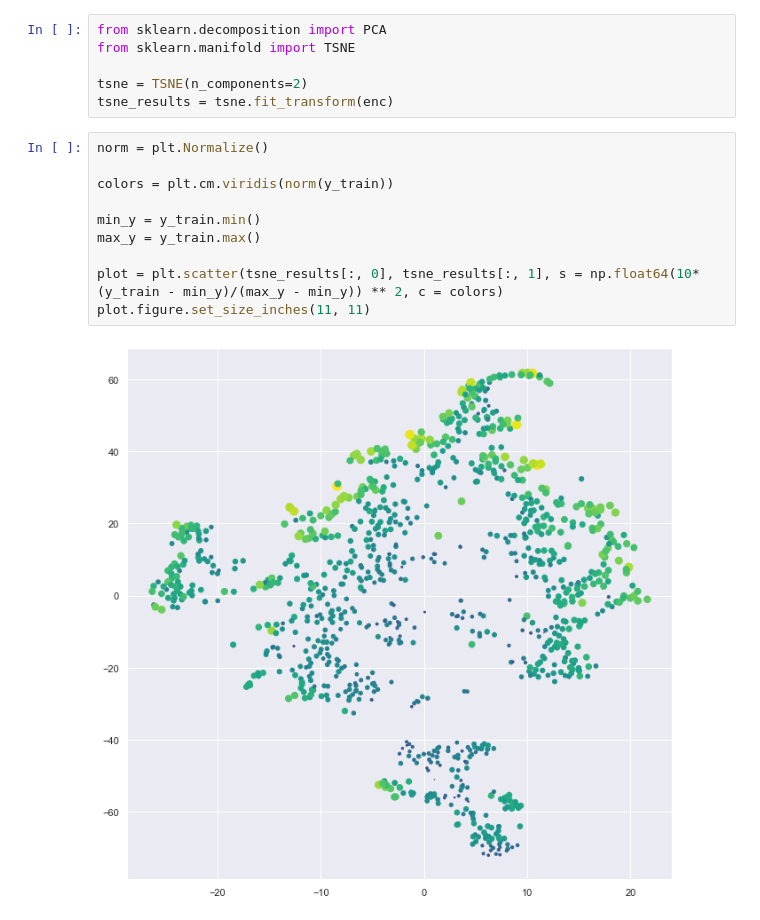
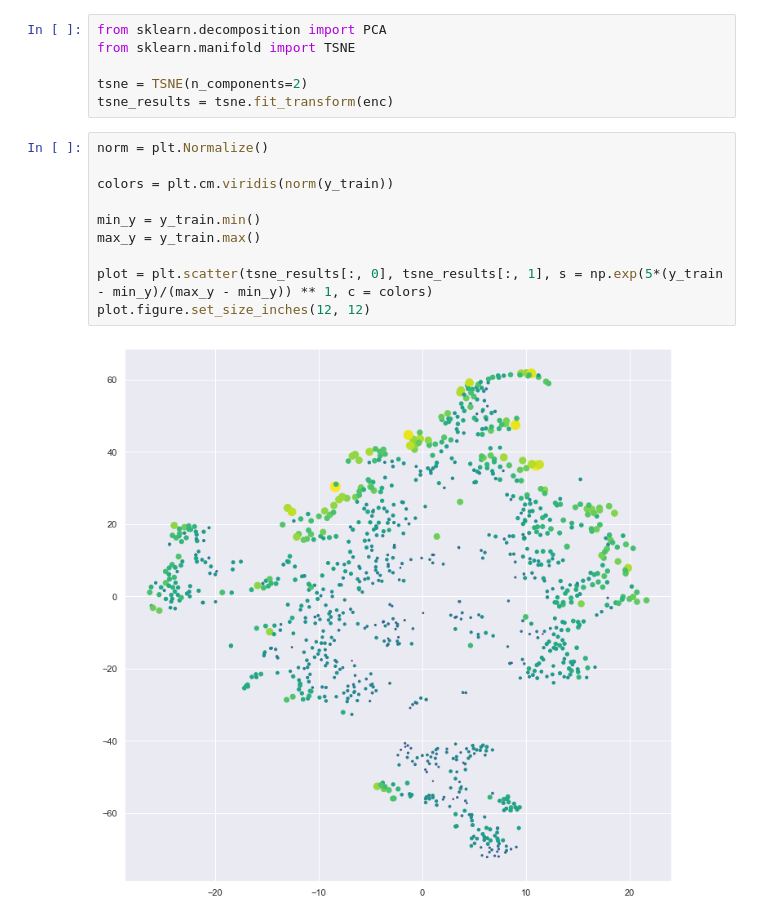
Before and after one commit to Altair200333/ML_tasks, a Jupyter notebook: task4/analize_data.ipynb, the cells around one changed output. Drawn from its saved outputs; the diff is of its cells as text.

```diff
--- a/task4/analize_data.ipynb
+++ b/task4/analize_data.ipynb
@@ -157,12 +157,12 @@ tsne_results = tsne.fit_transform(enc)
 # %%
 norm = plt.Normalize()
 
 colors = plt.cm.viridis(norm(y_train))
 
 min_y = y_train.min()
 max_y = y_train.max()
 
-plot = plt.scatter(tsne_results[:, 0], tsne_results[:, 1], s = np.float64(10*(y_train - min_y)/(max_y - min_y)) ** 2, c = colors)
-plot.figure.set_size_inches(11, 11)
+plot = plt.scatter(tsne_results[:, 0], tsne_results[:, 1], s = np.exp(5*(y_train - min_y)/(max_y - min_y)) ** 1, c = colors)
+plot.figure.set_size_inches(12, 12)
 # %% [output]
-[figure, old version]
+[figure, new version]
```
Also changed, not shown: 8 other files.
